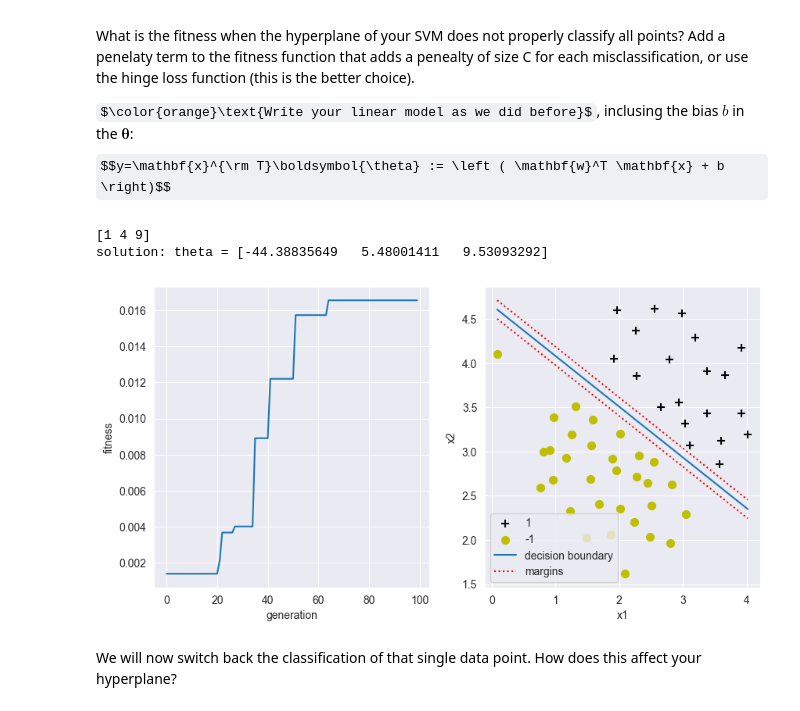
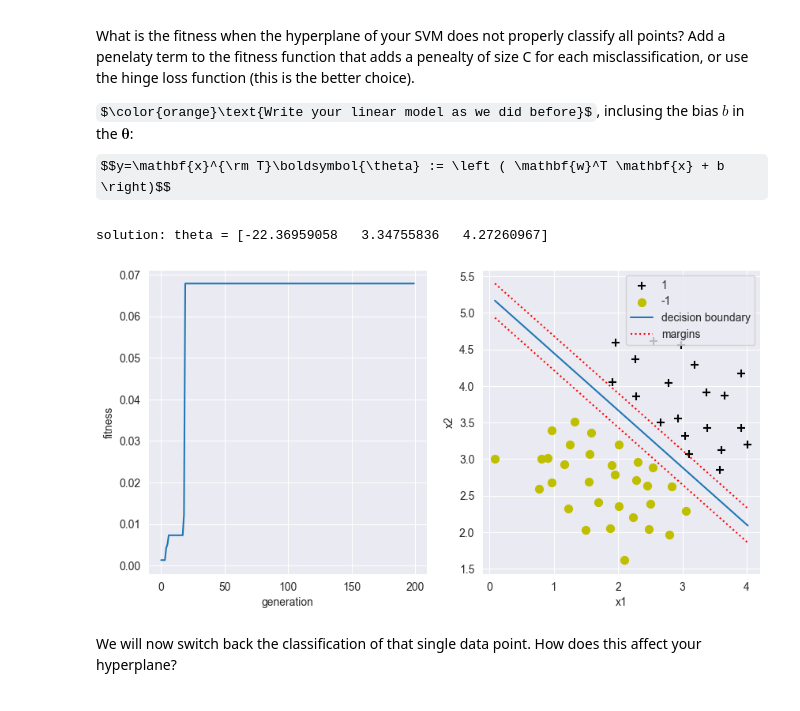
Before and after one commit to BenVigos/Machine-Learning, a Jupyter notebook: Assignment 4/Support_Vector_Machines_Assignment_2025_student.ipynb, the cells around one changed output. Drawn from its saved outputs; the diff is of its cells as text; code cells hidden in the pictures; some formulas as TeX source.

```diff
--- a/Assignment 4/Support_Vector_Machines_Assignment_2025_student.ipynb
+++ b/Assignment 4/Support_Vector_Machines_Assignment_2025_student.ipynb
@@ -48,7 +48,9 @@ def f(theta,C=1):
         The loss of theta
 
     """
-    loss = fitness = (theta[0]-10)**2 + (theta[0]-theta[1])**2 + (theta[0]-theta[1]-theta[2]-3)**2
+    loss = (theta[0]-10)**2 + (theta[0]-theta[1])**2 + (theta[0]-theta[1]-theta[2]-3)**2
+
+    fitness = -loss
 
     return fitness
 # %% [markdown]
@@ -200,7 +202,7 @@ def run(f, K, N, num_generations = 1000, C=1000):
     population = np.random.normal(size=(K, N))
 
     theta = np.zeros(3)
-    min_loss = np.inf
+    max_fit = -np.inf
 
     fitness_history = []
 
@@ -210,17 +212,17 @@ def run(f, K, N, num_generations = 1000, C=1000):
             individual = population[ind, :]
             fitness.append(f(individual))
 
-        sort_indices = np.argsort(fitness)
+        sort_indices = np.argsort(fitness)[::-1]
         sorted_population = population[sort_indices,:]
-        possible_min = min(fitness)
+        possible_max = max(fitness)
 
-        if possible_min < min_loss:
-            min_loss = possible_min
+        if possible_max > max_fit:
+            max_fit = possible_max
             theta = sorted_population[0,:]
 
         population = cross_and_mutate(sorted_population)
 
-        fitness_history.append(min_loss)
+        fitness_history.append(max_fit)
 
 
     return(theta, fitness_history)
@@ -395,46 +397,42 @@ def fSVM(theta,C=1000):
     loss = np.linalg.norm(w)**2 / 2 + C*np.mean(np.maximum(0, 1 - y*(X@w.T + b)))
 
 
-    fitness = loss
+    fitness = 1/loss
 
 
-    return (fitness)
+    return fitness
 # %%
 # define X and y as required by the fitness function
 
 X = X1
 y = y1
 # execute the genetic algorithm
 
 K = 80
 N = 3
-num_generations = 100
+num_generations = 200
 
 a = np.array([1, 2, 3])
 
 b = np.array([1, 2, 3])
-
-print(a*b)
-
 
 theta, fitness = run(fSVM, K, N, num_generations)
 
 
 # print/plot the results
 print(f'solution: theta = {theta}')
 
 fig, (ax1, ax2) = plt.subplots(1, 2, figsize=(10, 5))
 plt.sca(ax1)
-plt.plot(1/np.array(fitness))
+plt.plot(fitness)
 plt.xlabel('generation')
 plt.ylabel('fitness')
 
 plt.sca(ax2)
 plotdata(X1, y1, theta)
 # %% [output]
-[1 4 9]
-solution: theta = [-44.38835649   5.48001411   9.53093292]
+solution: theta = [-22.36959058   3.34755836   4.27260967]
-[figure, old version]
+[figure, new version]
 # %% [markdown]
 We will now switch back the classification of that single data point. How does this affect your hyperplane?
 # %%
```
Also changed, not shown: parts of 8 cells of this notebook.
